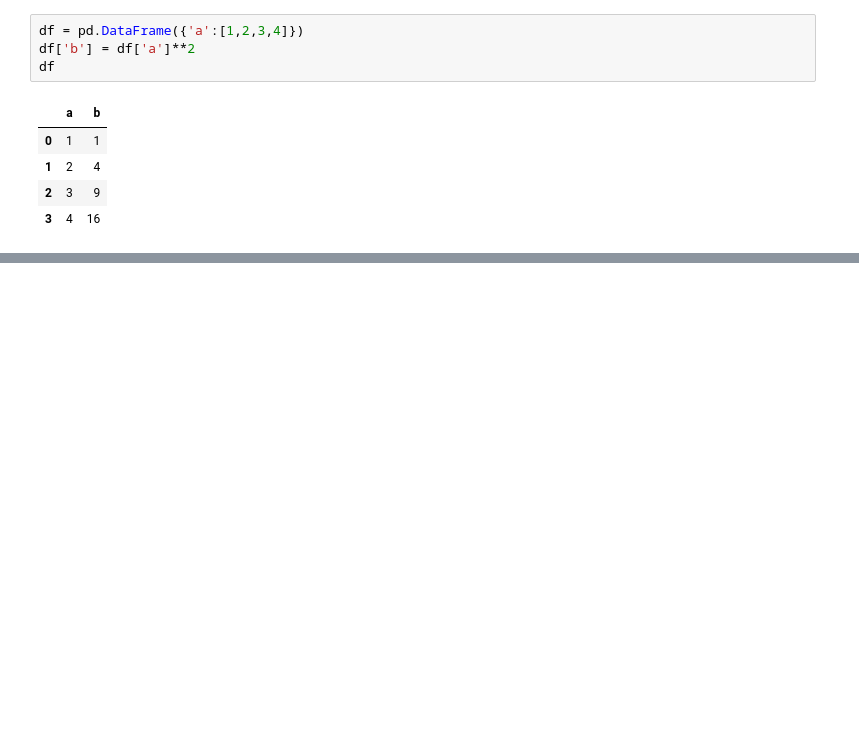
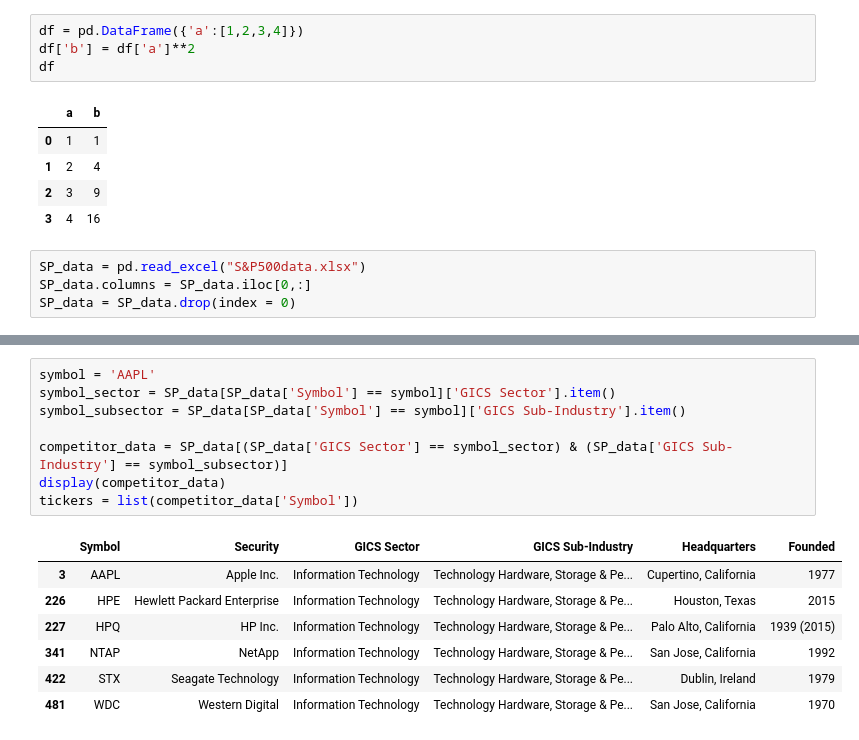
Before and after one commit to Robohrriday/MS499_IITGN_Finance_2024, a Jupyter notebook: data_analysis.ipynb, the cells around one changed output, grey strips where cells are left out. Drawn from its saved outputs; the diff is of its cells as text; blank space fills up the shorter version.

Commit message:
modifications made for competitor analysis

```diff
--- a/data_analysis.ipynb
+++ b/data_analysis.ipynb
@@ -383,3 +383,7 @@ df
 | 1 | 2 | 4 |
 | 2 | 3 | 9 |
 | 3 | 4 | 16 |
+# %%
+SP_data = pd.read_excel("S&P500data.xlsx")
+SP_data.columns = SP_data.iloc[0,:]
+SP_data = SP_data.drop(index = 0)
@@ -385,0 +406,16 @@ df
+# %%
+symbol = 'AAPL'
+symbol_sector = SP_data[SP_data['Symbol'] == symbol]['GICS Sector'].item()
+symbol_subsector = SP_data[SP_data['Symbol'] == symbol]['GICS Sub-Industry'].item()
+
+competitor_data = SP_data[(SP_data['GICS Sector'] == symbol_sector) & (SP_data['GICS Sub-Industry'] == symbol_subsector)]
+display(competitor_data)
+tickers = list(competitor_data['Symbol'])
+# %% [output]
+|  | Symbol | Security | GICS Sector | GICS Sub-Industry | Headquarters | Founded |
+| 3 | AAPL | Apple Inc. | Information Technology | Technology Hardware, Storage & Pe... | Cupertino, California | 1977 |
+| 226 | HPE | Hewlett Packard Enterprise | Information Technology | Technology Hardware, Storage & Pe... | Houston, Texas | 2015 |
+| 227 | HPQ | HP Inc. | Information Technology | Technology Hardware, Storage & Pe... | Palo Alto, California | 1939 (2015) |
+| 341 | NTAP | NetApp | Information Technology | Technology Hardware, Storage & Pe... | San Jose, California | 1992 |
+| 422 | STX | Seagate Technology | Information Technology | Technology Hardware, Storage & Pe... | Dublin, Ireland | 1979 |
+| 481 | WDC | Western Digital | Information Technology | Technology Hardware, Storage & Pe... | San Jose, California | 1970 |
```
Also changed, not shown: parts of 2 cells of this notebook, 2 other files.
